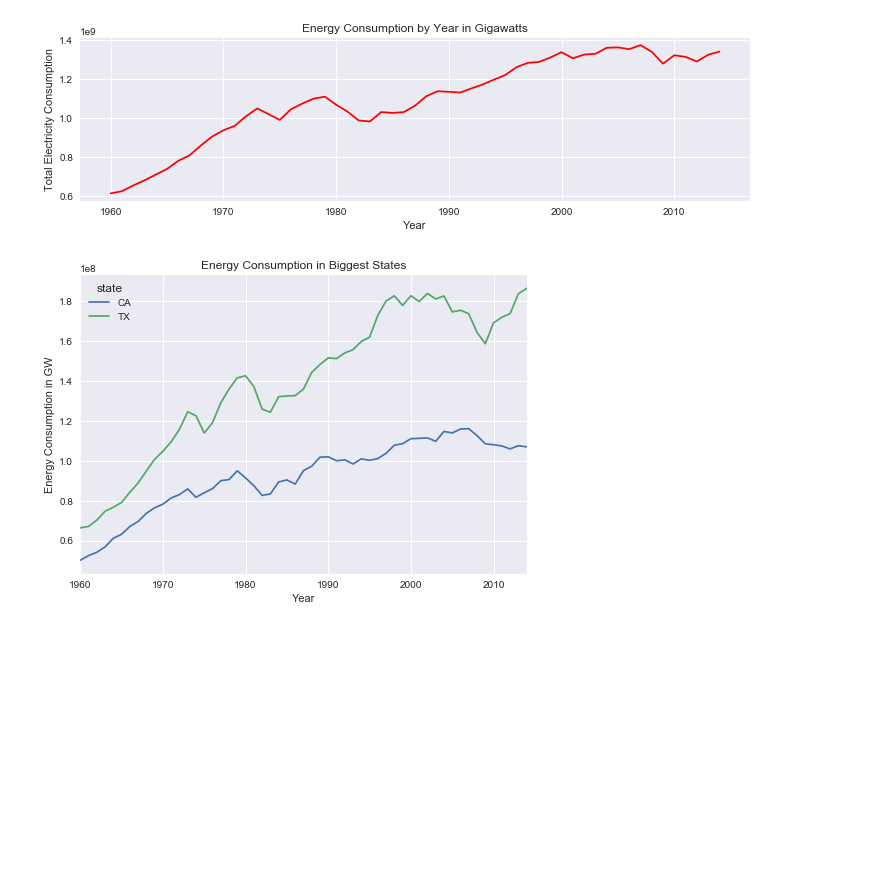
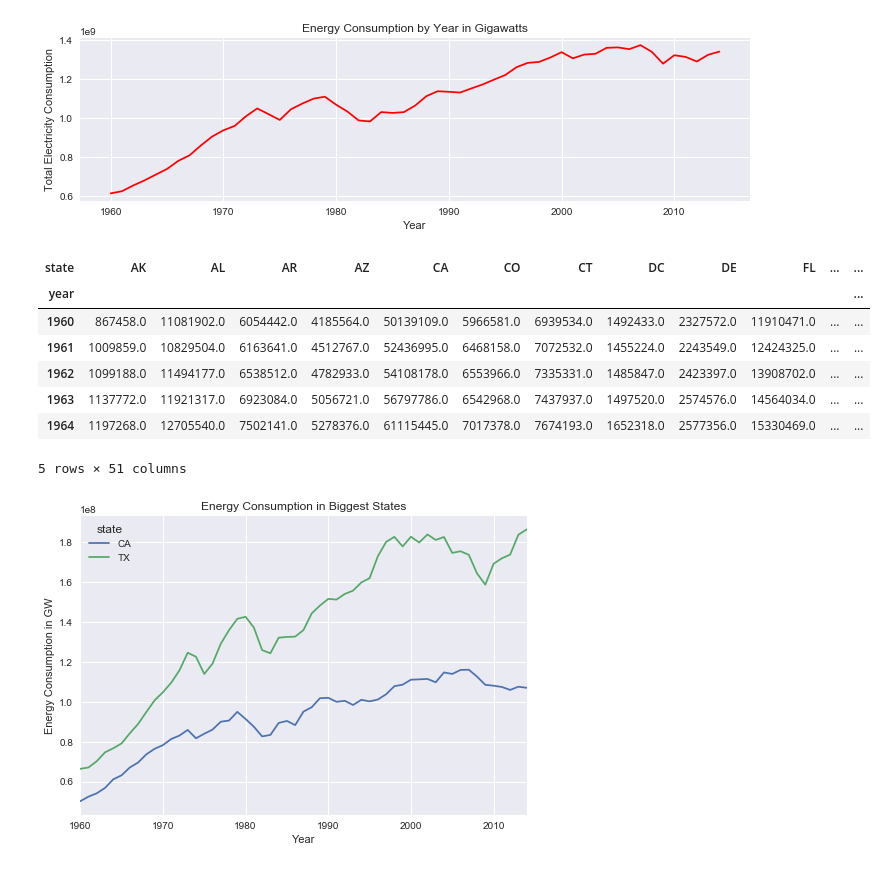
Before and after one commit to JackNDwyer/Capstone, a Jupyter notebook: Capstone EDA Final.ipynb, the cells around one changed output. Cells and saved outputs as stored; diff of their text form; code cells hidden in the pictures; blank space fills up the shorter version.

```diff
--- a/Capstone EDA Final.ipynb
+++ b/Capstone EDA Final.ipynb
@@ -56,9 +56,21 @@ sorted_states = percentage_copy.sort_values(['year','Percent of Yearly Consumpti
 # %%
 #break up generation by state and by year. This will allow us to make area graphs showing not
 #only the change in consumption over time, but which states grew and and at what rate.
 tot_gen_by_st = df1.unstack('state')
 
 tot_gen_by_st.columns= tot_gen_by_st.columns.droplevel(0)
+
+
+tot_gen_by_st.head()
+# %% [output]
+| state | AK | AL | AR | AZ | CA | CO | CT | DC | DE | FL | ... | ... |
+| year |  |  |  |  |  |  |  |  |  |  |  | ... |
+| 1960 | 867458.0 | 11081902.0 | 6054442.0 | 4185564.0 | 50139109.0 | 5966581.0 | 6939534.0 | 1492433.0 | 2327572.0 | 11910471.0 | ... | ... |
+| 1961 | 1009859.0 | 10829504.0 | 6163641.0 | 4512767.0 | 52436995.0 | 6468158.0 | 7072532.0 | 1455224.0 | 2243549.0 | 12424325.0 | ... | ... |
+| 1962 | 1099188.0 | 11494177.0 | 6538512.0 | 4782933.0 | 54108178.0 | 6553966.0 | 7335331.0 | 1485847.0 | 2423397.0 | 13908702.0 | ... | ... |
+| 1963 | 1137772.0 | 11921317.0 | 6923084.0 | 5056721.0 | 56797786.0 | 6542968.0 | 7437937.0 | 1497520.0 | 2574576.0 | 14564034.0 | ... | ... |
+| 1964 | 1197268.0 | 12705540.0 | 7502141.0 | 5278376.0 | 61115445.0 | 7017378.0 | 7674193.0 | 1652318.0 | 2577356.0 | 15330469.0 | ... | ... |
+5 rows × 51 columns
 # %%
 states = tot_gen_by_st
 states.plot(y = ['CA','TX'])
```
Also changed, not shown: parts of 11 cells of this notebook.
